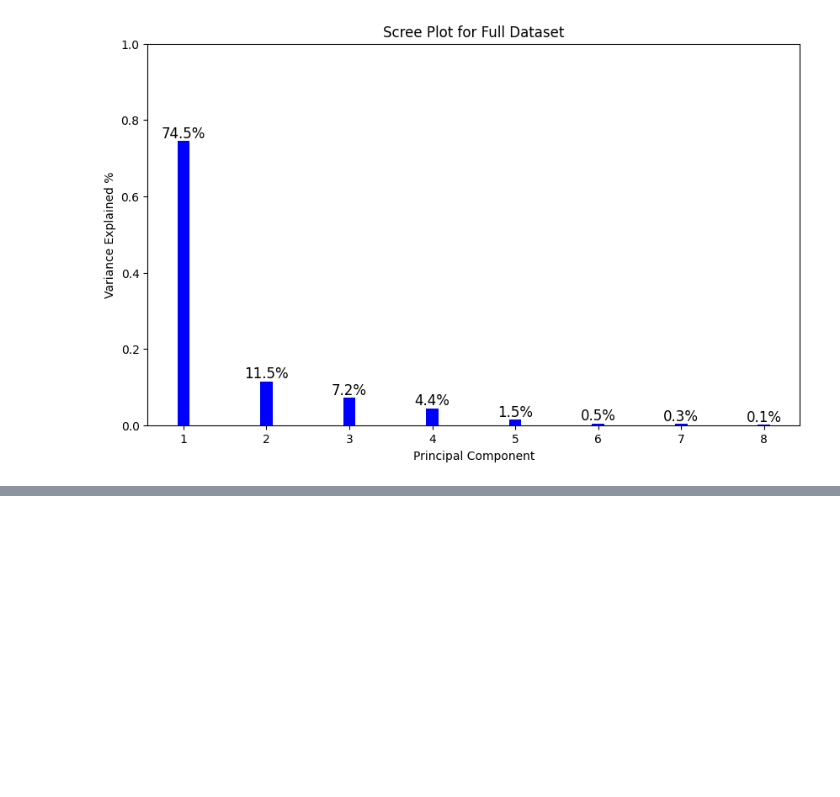
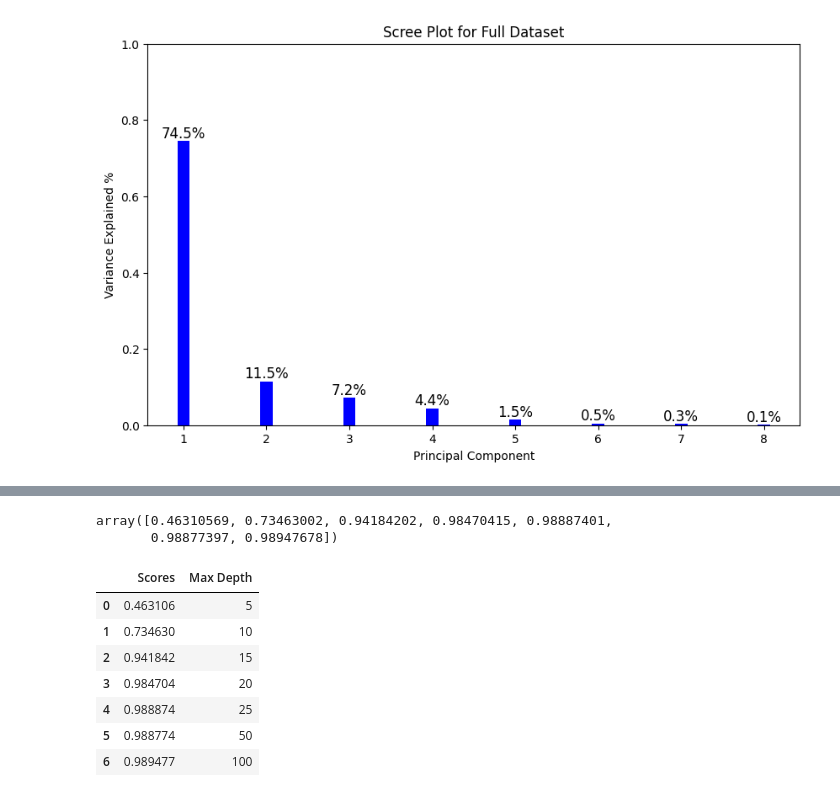
Before and after one commit to rileyhgrant/cs6140_FinalGroupProject, a Jupyter notebook: ml_groupproj.ipynb, the cells around one changed output, grey strips where cells are left out. Drawn from its saved outputs; the diff is of its cells as text; code cells hidden in the pictures; blank space fills up the shorter version.

```diff
--- a/ml_groupproj.ipynb
+++ b/ml_groupproj.ipynb
@@ -809,0 +812,6 @@ clf.best_params_
+# %%
+scores = np.array(r2)
+scores
+# %% [output]
+array([0.46310569, 0.73463002, 0.94184202, 0.98470415, 0.98887401,
+       0.98877397, 0.98947678])
@@ -809,0 +822,11 @@ clf.best_params_
+# %%
+depth_scores
+# %% [output]
+|  | Scores | Max Depth |
+| 0 | 0.463106 | 5 |
+| 1 | 0.734630 | 10 |
+| 2 | 0.941842 | 15 |
+| 3 | 0.984704 | 20 |
+| 4 | 0.988874 | 25 |
+| 5 | 0.988774 | 50 |
+| 6 | 0.989477 | 100 |
```
Also changed, not shown: parts of 15 cells of this notebook.
